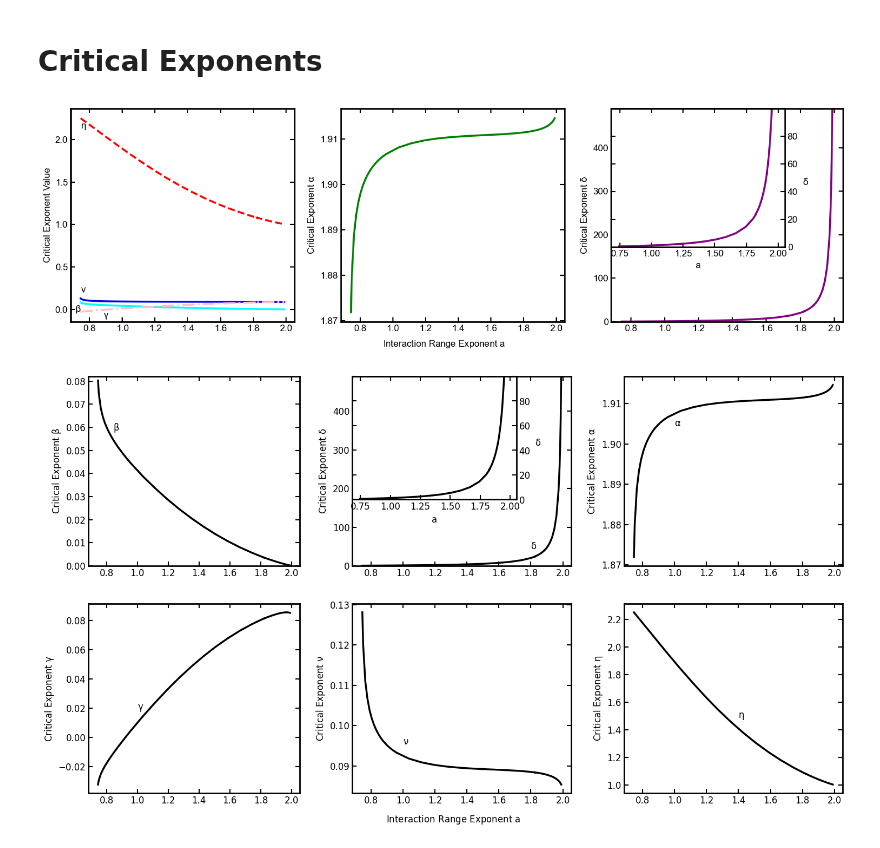
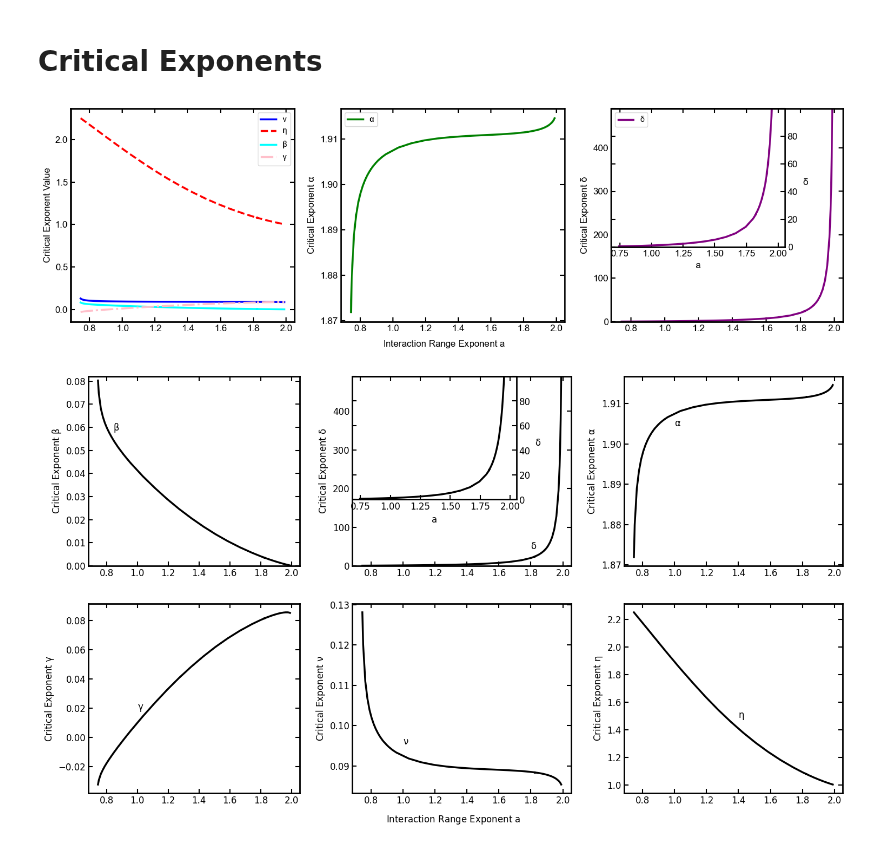
Before and after one commit to erbilcanartun/long-range-ising-chain, a Jupyter notebook: notebooks/plot_data.ipynb, the cells around one changed output. Saved outputs shown, nothing was run; the diff lists cells and outputs as text; code cells hidden in the pictures.

```diff
--- a/notebooks/plot_data.ipynb
+++ b/notebooks/plot_data.ipynb
@@ -70,7 +70,7 @@ sys.path.append(os.path.abspath(os.path.join(os.getcwd(), '..', 'lib')))
 from utils import load_exponents_csv
 
 # Load the saved exponents data
-loaded_data = load_exponents_csv(filename="../data/exponents_all.csv")
+loaded_data = load_exponents_csv(filename="../data/exponents.csv")
 n_values, Jcs, nus, alphas, etas, deltas, betas, gammas = loaded_data
 
 plt.rcParams['axes.linewidth'] = 2  # Axis line width
@@ -82,11 +82,9 @@ plt.rcParams.update({'mathtext.default': 'regular'})
 
 # Create figure with 3 panels side by side
 fig = plt.figure(figsize=(18, 5), dpi=100)
-#gs = gridspec.GridSpec(1, 3, width_ratios=[1, 1, 1], wspace=0.1)
 gs = gridspec.GridSpec(1, 100, wspace=0.0)  # 100 columns for fine control
 
-# Left panel: nu and eta (spanning columns 0 to 30, leaving space)
-#ax1 = fig.add_subplot(gs[0])
+# Left panel
 ax1 = fig.add_subplot(gs[0, 0:29])
 ax1.plot(n_values, nus, marker='', linestyle='-', linewidth=2.5, color='blue', label=r'$\nu$')
 ax1.plot(n_values, etas, marker='', linestyle='--', linewidth=2.5, color='red', label=r'$\eta$')
@@ -94,75 +92,62 @@ ax1.plot(n_values, betas, marker='', linestyle='-', linewidth=2.5, color='cyan',
 ax1.plot(n_values, gammas, marker='', linestyle='-.', linewidth=2.5, color='pink', label=r'$\gamma$')
 ax1.set_xlabel('Interaction Range Exponent a')
 ax1.set_ylabel('Critical Exponent Value', fontsize=12)
-#ax1.legend()
+ax1.legend()
 ax1.grid(False)
 #ax1.set_ylim(0, 0.65)
 ax1.tick_params(axis='both', which='major', labelsize=12, width=1.5, length=6, direction='in',
                bottom=True, top=True, left=True, right=True)
-ax1.text(n_values[0], nus[0]+0.1, r'$\nu$', fontsize=12, color='k', ha='left', va='center')
-ax1.text(n_values[0], etas[0]-0.1, r'$\eta$', fontsize=12, color='k', ha='left', va='center')
-ax1.text(n_values[1]-0.04, betas[0]-.08, r'$\beta$', fontsize=12, color='k', ha='left', va='center')
-ax1.text(n_values[12], gammas[0]-.05, r'$\gamma$', fontsize=12, color='k', ha='left', va='center')
 
-# Middle panel: alpha (spanning columns 35 to 65, leaving gap from ax1)
+# Middle panel
 ax2 = fig.add_subplot(gs[0, 35:64])
 #ax2 = fig.add_subplot(gs[1])
 ax2.plot(n_values, alphas, marker='', linestyle='-', linewidth=2.5, color='green', label=r'$\alpha$')
 ax2.set_xlabel('Interaction Range Exponent a')
 ax2.set_ylabel(r'Critical Exponent $\alpha$', fontsize=12)
-#ax2.legend()
+ax2.legend()
 ax2.grid(False)
 #ax2.set_ylim(1.87, 1.92)
 ax2.tick_params(axis='both', which='major', labelsize=12, width=1.5, length=6, direction='in',
                bottom=True, top=True, left=True, right=True)
-plt.setp(ax2.get_yticklabels(), visible=True)
-#ax2.text(n_values[2], alphas[1], r'$\alpha$', fontsize=12, color='k', ha='left', va='center')
 
-# Right panel: delta with inset (spanning columns 65 to 100, no gap from ax2)
+# Right panel
 #ax3 = fig.add_subplot(gs[2])
 ax3 = fig.add_subplot(gs[0, 70:100])
 ax3.plot(n_values, deltas, marker='', linestyle='-', linewidth=2.5, color='purple', label=r'$\delta$')
 ax3.set_xlabel('Interaction Range Exponent a')
 ax3.set_ylabel(r'Critical Exponent $\delta$', fontsize=12)
-#ax3.set_ylim(0, 2000)  # Confine main y-axis to (0, 2000)
-#ax3.legend()
+#ax3.set_ylim(0, 2000)
+ax3.legend()
 ax3.grid(False)
 ax3.set_ylim(0, 490)
 ax3.tick_params(axis='both', which='major', labelsize=12, width=1.5, length=6, direction='in',
                bottom=True, top=True, left=True, right=True, labelleft=True, labelright=False)
-#ax3.yaxis.set_label_position("right")
-plt.setp(ax3.get_yticklabels(), visible=True)
-#ax3.text(n_values[0], 20, r'$\delta$', fontsize=12, color='k', ha='left', va='center')
 
-# Inset for delta (plotted freely)
+# Inset for delta
 inset_ax = ax3.inset_axes([0, 0.35, 0.75, 0.65])  # [x, y, width, height]
 inset_ax.plot(n_values, deltas, marker='', linestyle='-', linewidth=2.5, color='purple')
 inset_ax.set_xlabel('a', fontsize=12)
 inset_ax.set_ylabel(r'$\delta$', fontsize=12, rotation=0, labelpad=10)
 inset_ax.yaxis.set_label_position("right")
 inset_ax.grid(False)
 inset_ax.set_ylim(0, 100)
 inset_ax.set_yticks([0, 20, 40, 60, 80, 100])
 inset_ax.set_yticklabels(['0', '20', '40', '60', '80', ''])
 inset_ax.tick_params(axis='y', labelleft=False, labelright=True)
 inset_ax.tick_params(axis='both', which='major', labelsize=12, width=1.5, length=6, direction='in',
                     bottom=True, top=True, left=True, right=True, labelright=True)
 
 # Remove individual x-axis labels and add a single x-axis label
 ax1.set_xlabel('')
 ax2.set_xlabel('')
 ax3.set_xlabel('')
 fig.supxlabel('Interaction Range Exponent $a$', fontsize=12)
 
-# Adjust layout to minimize blank space
-#fig.tight_layout(pad=0.5, w_pad=0.0, h_pad=0.0)  # Tight layout with minimal padding
-#fig.subplots_adjust(bottom=0.15, top=0.95, left=0.05, right=0.95)  # Adjust margins
-
 # Save and display the plot
 #plt.savefig("../figures/exponents.png", bbox_inches='tight', pad_inches=0.05)
 plt.show()
 # %% [output]
-[figure, old version]
+[figure, new version]
 # %%
 import matplotlib.pyplot as plt
 import numpy as np
```
Also changed, not shown: parts of 2 cells of this notebook, 8 other files.
